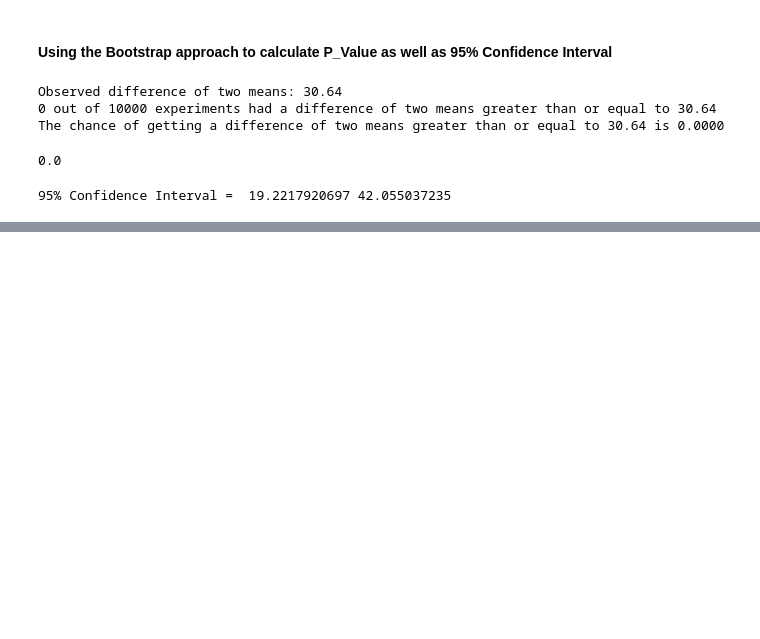
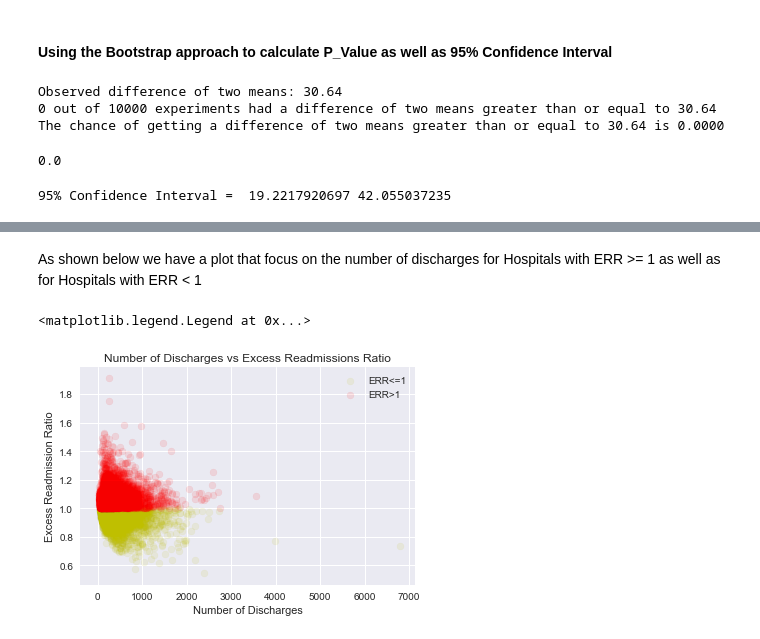
Before and after one commit to chinshaunakdesai/DataScienceWork, a Jupyter notebook: HospitalReadmissionEDA/Chintan_Hospital_Readmission_EDA_Statistics_Recommendation.ipynb, the cells around one changed output, grey strips where cells are left out. Cells and saved outputs as stored; diff of their text form; code cells hidden in the pictures; blank space fills up the shorter version.

```diff
--- a/HospitalReadmissionEDA/Chintan_Hospital_Readmission_EDA_Statistics_Recommendation.ipynb
+++ b/HospitalReadmissionEDA/Chintan_Hospital_Readmission_EDA_Statistics_Recommendation.ipynb
@@ -614,0 +670,14 @@ print('95% Confidence Interval = ',abs(blower_bound),abs(bupper_bound))
+# %% [markdown]
+As shown below we have a plot that focus on the number of discharges for Hospitals with ERR >= 1 as well as for Hospitals with ERR < 1
+# %%
+plt.scatter(dfa1['Number of Discharges'],dfa1['Excess Readmission Ratio'],c='y', label="ERR<=1", alpha=0.10)
+plt.scatter(dfa2['Number of Discharges'],dfa2['Excess Readmission Ratio'], c='r', label='ERR>1', alpha=0.1)
+
+
+plt.xlabel('Number of Discharges')
+plt.ylabel('Excess Readmission Ratio')
+plt.title('Number of Discharges vs Excess Readmissions Ratio')
+plt.legend()
+# %% [output]
+<matplotlib.legend.Legend at 0x...>
+[figure, added]
```
Also changed, not shown: parts of 19 cells of this notebook.
